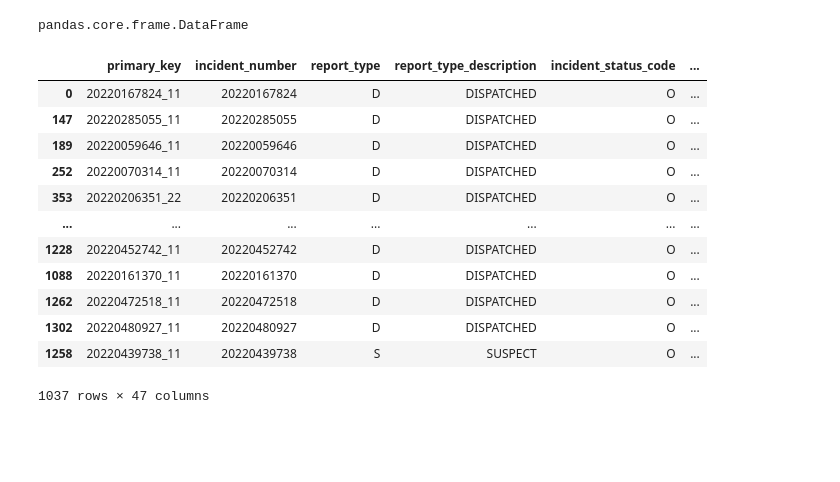
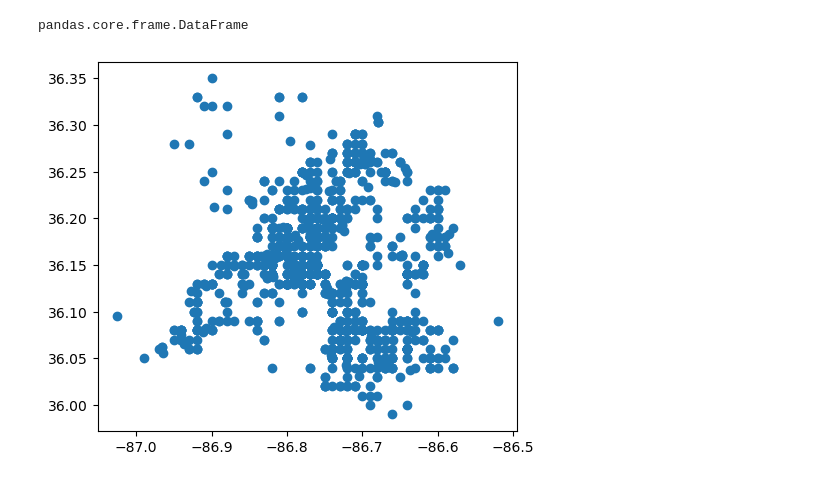
Before and after one commit to nss-data-science-cohort-6/api_project-malted_milk_balls, a Jupyter notebook: api_data_gathering-mm_branch.ipynb, the cells around one changed output. Cells and saved outputs as stored; diff of their text form; code cells hidden in the pictures; blank space fills up the shorter version.

```diff
--- a/api_data_gathering-mm_branch.ipynb
+++ b/api_data_gathering-mm_branch.ipynb
@@ -140,3 +140,7 @@ pandas.core.frame.DataFrame
 burglary_geo = gpd.GeoDataFrame(agg_burglary_data_df,
                            crs = davidson_county.crs,
                            geometry = agg_burglary_data_df['geometry'])
+# %%
+burglary_geo.plot();
+# %% [output]
+[figure, added]
@@ -145,18 +151 @@ burg_by_tract = gpd.sjoin(burglary_geo, davidson_county, predicate = 'within')
-# %%
-drop_dupes = burg_by_tract.drop_duplicates(subset=['incident_number'], keep='first')
-drop_dupes
-# %% [output]
-|  | primary_key | incident_number | report_type | report_type_description | incident_status_code | ... |
-| 0 | 20220167824_11 | 20220167824 | D | DISPATCHED | O | ... |
-| 147 | 20220285055_11 | 20220285055 | D | DISPATCHED | O | ... |
-| 189 | 20220059646_11 | 20220059646 | D | DISPATCHED | O | ... |
-| 252 | 20220070314_11 | 20220070314 | D | DISPATCHED | O | ... |
-| 353 | 20220206351_22 | 20220206351 | D | DISPATCHED | O | ... |
-| ... | ... | ... | ... | ... | ... | ... |
-| 1228 | 20220452742_11 | 20220452742 | D | DISPATCHED | O | ... |
-| 1088 | 20220161370_11 | 20220161370 | D | DISPATCHED | O | ... |
-| 1262 | 20220472518_11 | 20220472518 | D | DISPATCHED | O | ... |
-| 1302 | 20220480927_11 | 20220480927 | D | DISPATCHED | O | ... |
-| 1258 | 20220439738_11 | 20220439738 | S | SUSPECT | O | ... |
-1037 rows × 47 columns
 # %%
```
Also changed, not shown: parts of 8 cells of this notebook.
